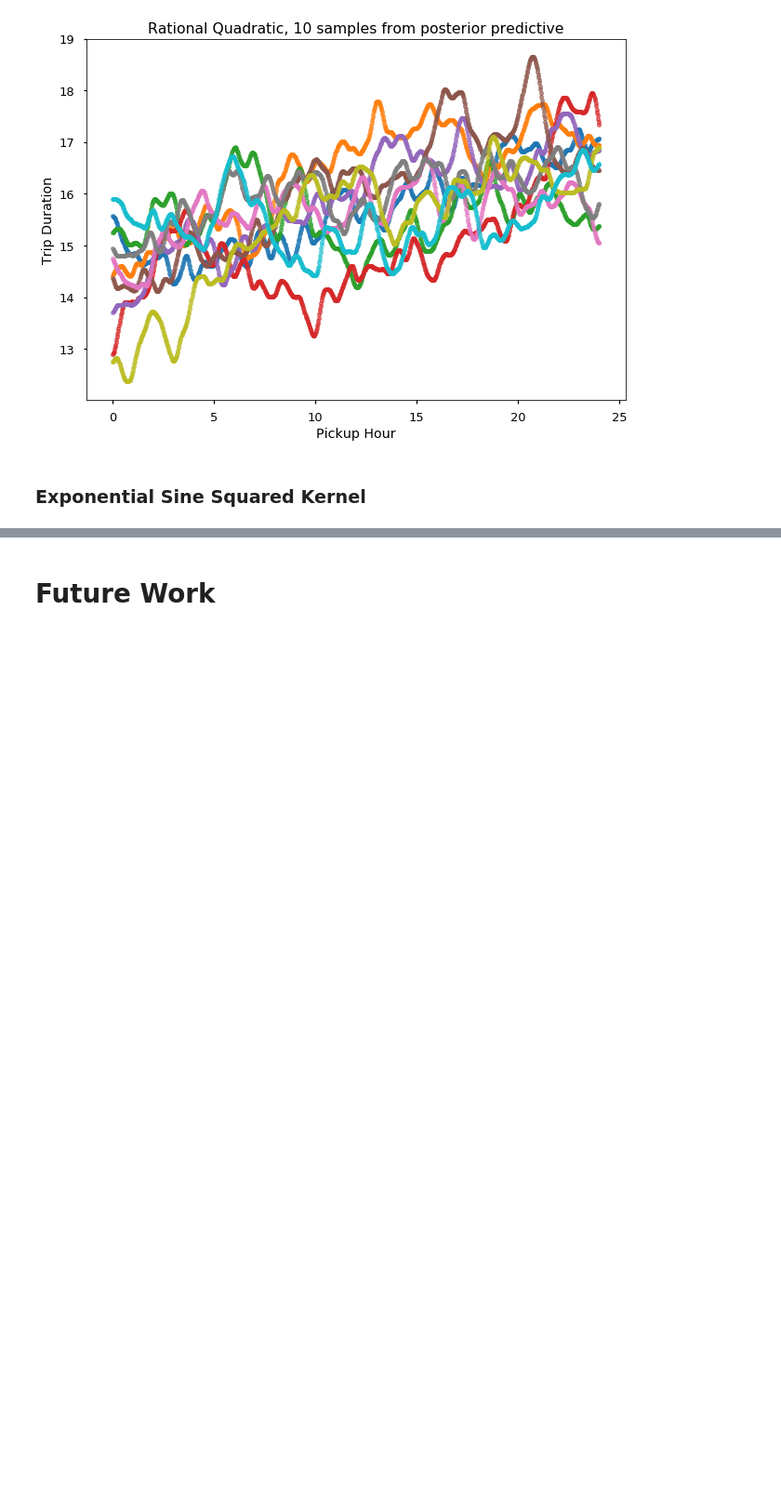
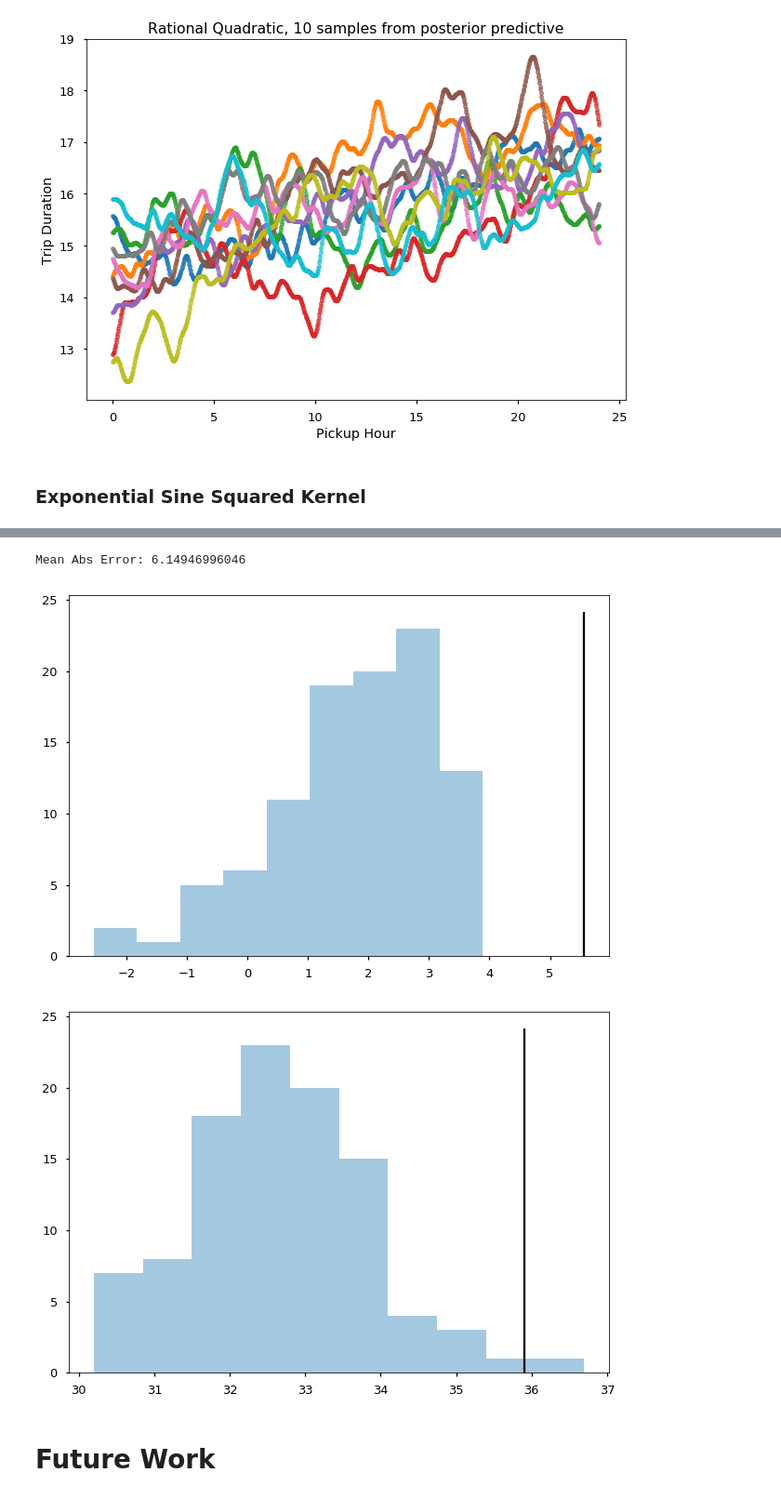
Before and after one commit to colby-j-wise/Probabilistic_Programming, a Jupyter notebook: FinalProject.ipynb, the cells around one changed output, grey strips where cells are left out. Shown at 93% size. Saved outputs shown, nothing was run; the diff lists cells and outputs as text; code cells hidden in the pictures; blank space fills up the shorter version.

```diff
--- a/FinalProject.ipynb
+++ b/FinalProject.ipynb
@@ -416,3 +402,28 @@ plt.show()
+# %%
+y_rational_quad_kern = tf.constant(y_train_raw.as_matrix())
+x_rational_quad_kern = tf.constant(x_train)
+x_star_rational_quad_kern = tf.constant(x_test)
+
+f_rational_quad_kern, v_rational_quad_kern, logp_rational_quad_kern = gp_reg_invert_K(x_rational_quad_kern,
+                                                                                      y_rational_quad_kern,
+                                                                                      x_star_rational_quad_kern,
+                                                                                      kernels.ExpSineSquared,
+                                                                                      kernel_params=[0.5, 9.0, 3.0])
+
+mean_rational_quad_kern = np.reshape(f_rational_quad_kern.eval(session=tf.Session()), -1)
+covariance_rational_quad_kern = v_rational_quad_kern.eval(session=tf.Session())
+post_predictive_gp_rational_quad_kern = tf.contrib.distributions.MultivariateNormalFullCovariance(loc=mean_rational_quad_kern, covariance_matrix=covariance_rational_quad_kern)
+
+sample_rational_quad_kern = post_predictive_gp_rational_quad_kern.sample().eval(session=tf.Session())
+
+err = np.abs(sample_rational_quad_kern - y_test_raw.as_matrix())
+print("Mean Abs Error:", err.mean())
+
+critiques.min_max_gp_ppc(post_predictive_gp_rational_quad_kern, y_test_raw["trip_duration"], 100)
+# %% [output]
+Mean Abs Error: 6.14946996046
+[figure, added]
+[figure, added]
 # %% [markdown]
 # Future Work
 # %% [markdown]
```
Also changed, not shown: parts of 2 cells of this notebook, 1 other file.
